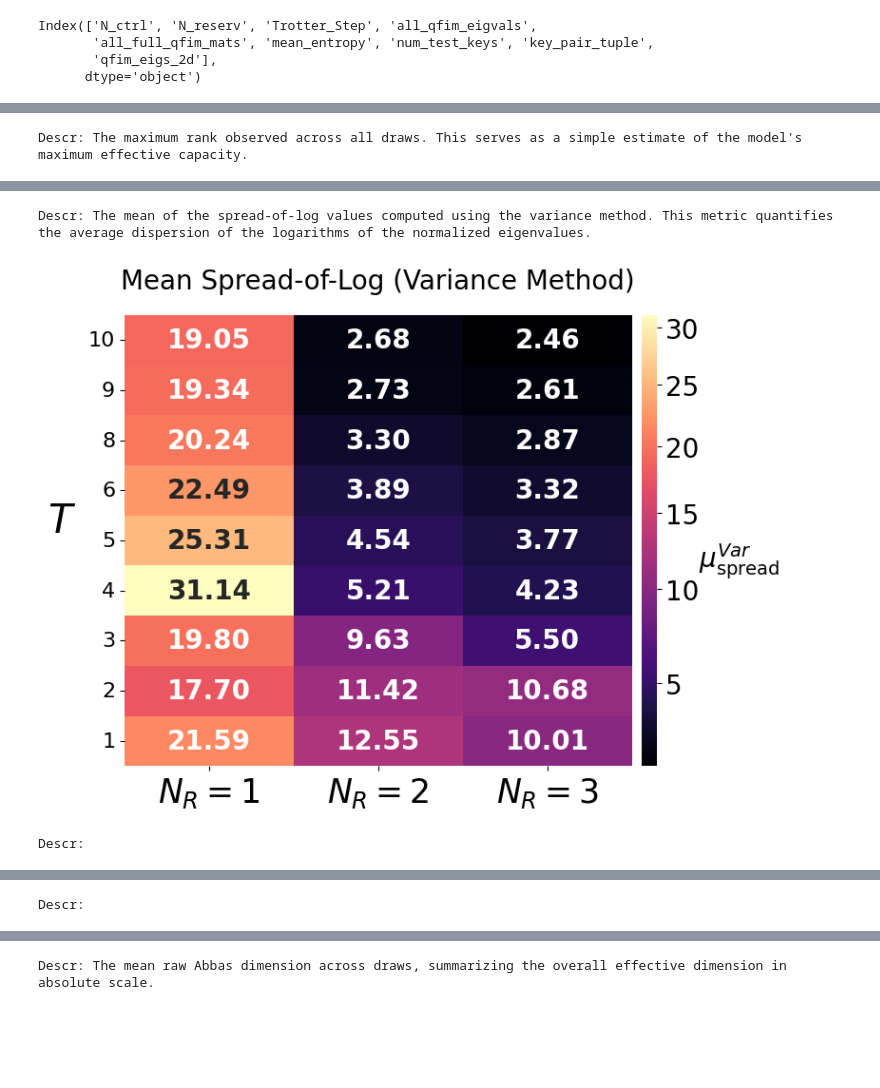
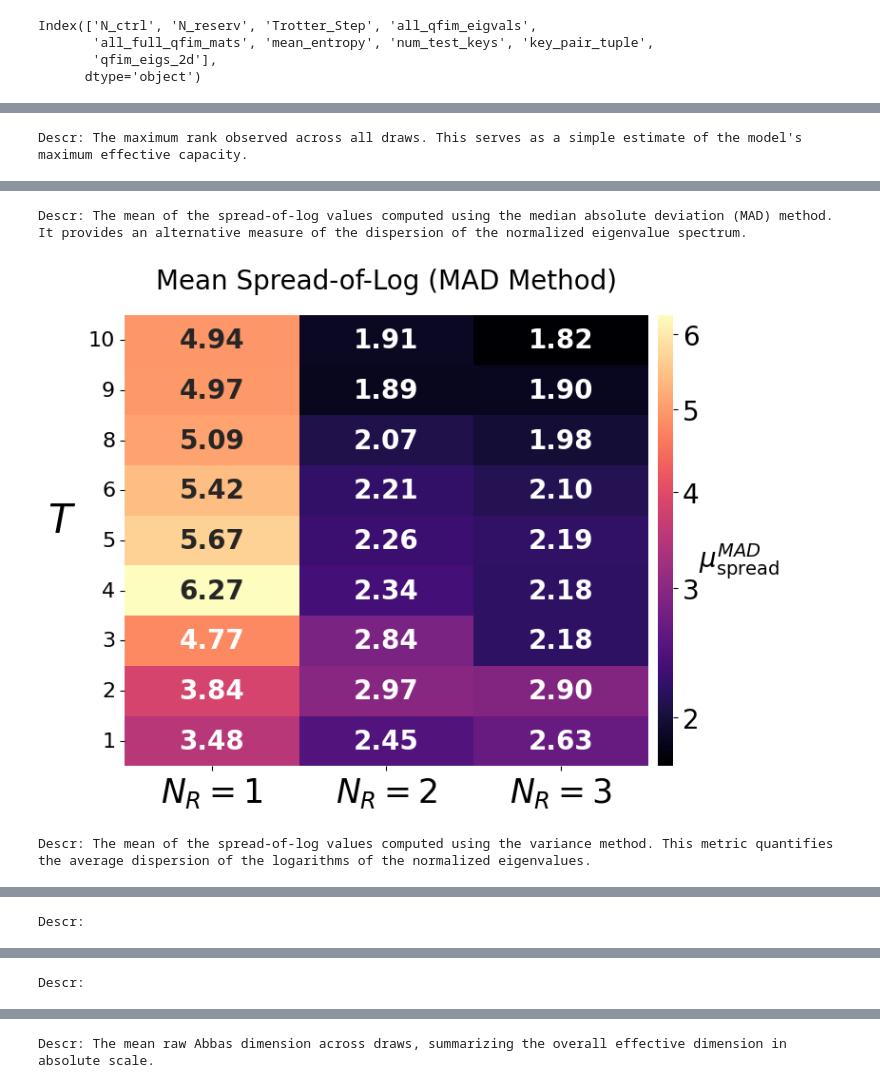
Before and after one commit to sophieblock/qrc, a Jupyter notebook: analog_qfim_heatmaps_pp.ipynb, the cells around one changed output, grey strips where cells are left out. Cells and saved outputs as stored; diff of their text form; code cells hidden in the pictures; blank space fills up the shorter version.

```diff
--- a/analog_qfim_heatmaps_pp.ipynb
+++ b/analog_qfim_heatmaps_pp.ipynb
@@ -360,7 +360,7 @@ by_test = False
 # ----------------------------------------------------------------------------
 # Rebuild df_all from existing cached_data
 # ----------------------------------------------------------------------------
-def rebuild_df_from_existing_cache(base_path,model_type,N_ctrls, K_0):
+def rebuild_df_from_existing_cache(base_path,model_type,N_ctrls, K_0,sample_range):
     """
     Rebuild a single DataFrame from the cached_data dictionaries saved on disk.
     This does NOT require scanning the original QFIM_results directories.
@@ -383,7 +383,7 @@ def rebuild_df_from_existing_cache(base_path,model_type,N_ctrls, K_0):
     all_data = []
 
     for N_ctrl in N_ctrls:
-        cdata, pfiles = get_cached_data(base_path,model_type, N_ctrl, K_0)
+        cdata, pfiles = get_cached_data(base_path,model_type, N_ctrl, K_0,sample_label=sample_range)
         for file_id, file_info in cdata.items():
             pdata = file_info.get('processed_data', {})
             # print(pdata.keys())
@@ -392,7 +392,7 @@ def rebuild_df_from_existing_cache(base_path,model_type,N_ctrls, K_0):
     df_all = pd.DataFrame(all_data)
     return df_all
 
-df_all = rebuild_df_from_existing_cache(base_path,model_type, N_ctrls, K_str)
+df_all = rebuild_df_from_existing_cache(base_path,model_type, N_ctrls, K_str,sample_range)
 # %% [output]
 [INFO] Loaded cache for N_ctrl=2 from disk at /Users/so714f/Documents/offline/qrc/analog_new_QFIM_Nc_2_1K_sample_.5pi.pkl, num files: 38.
 [WARN] No cache for N_ctrl=3 at /Users/so714f/Documents/offline/qrc/analog_new_QFIM_Nc_3_1K_sample_.5pi.pkl.
@@ -404,11 +404,11 @@ Index(['N_ctrl', 'N_reserv', 'Trotter_Step', 'all_qfim_eigvals',
        'qfim_eigs_2d'],
       dtype='object')
 # %%
-from qfim_store import to_2d, compute_all_stats_older_version, compute_spread_metric, spread_pooling_vectorized
+from qfim_store import to_2d, compute_spread_metric, spread_pooling_vectorized
 import numpy as np
 from scipy.stats import median_abs_deviation
 
-def compute_spread_metric(values, method="variance", ddof=1, scale="normal"):
+def compute_spread_metric(values, method="variance", ddof=0, scale="normal"):
     """
     1D array 'values' => compute variance, mad, or median.
     """
@@ -1033,34 +1049,34 @@ def plot_qfim_metrics_heatmaps(df_all, N_ctrl, metric_keys, metrics_info, resies
         # Configure colorbar
         cbar = ax.collections[0].colorbar
         cbar.ax.tick_params(labelsize=20)
         cbar.set_label(metric_cbar, rotation=0, labelpad=30, fontsize=20)
 
         # Title & labels
         ax.set_title(metric_title, fontsize=20, pad=20)
         ax.set_ylabel('$T$', labelpad=20, fontsize=30, rotation=0)
         ax.set_xlabel("", fontsize=20)
         ax.tick_params(axis='y', labelrotation=0, labelsize=16)
         ax.tick_params(axis='x', labelsize=16)
 
         # Format x-tick labels
         xticklabels = [f'$N_R = {int(col)}$' for col in heatmap_pivot.columns]
         ax.set_xticklabels(xticklabels, fontweight="bold", fontsize=25, rotation=0)
 
         plt.tight_layout()
         plt.show()
 
 metric_keys = ['D_C',"spectrum_shape_avg_ipr_deffs_norm",'spectrum_shape_avg_abbas_deffs_norm','avg_abbas_deffs_raw', 'spread_mean_per_sample_variance_normal', 'spread_mean_per_sample_mad_normal']
 # metric_keys = ['absolute_scale_avg_var_nonzero','avg_per_active_mode_avg_var_norm_rank','spread_mean_per_sample_variance_normal']
-metric_keys = ['D_C',"spread_mean_per_sample_variance_normal","spread_normalized_variance_normal","spread_normalized_variance_1.0"]
+metric_keys = ['D_C',"spread_mean_per_sample_mad_normal","spread_mean_per_sample_variance_normal","spread_normalized_variance_normal","mean_log_eigvals_variance_norm"]
 # metric_keys = ['D_C', "spread_mean_per_sample_mad_normal","absolute_scale_avg_var_nonzero","absolute_scale_global_var_nonzero","normalized_avg_var_nonzero","normalized_global_var_nonzero"]
 # 'spectrum_shape_ipr_deffs_norm_per_draw',
 #        'spectrum_shape_avg_ipr_deffs_norm',
 #        'spectrum_shape_abbas_deffs_norm_per_draw',
 #        'spectrum_shape_avg_abbas_deffs_norm',
 plot_qfim_metrics_heatmaps(df_with_stats, N_ctrl=chosen_n_ctrl, metric_keys=metric_keys, metrics_info=metrics_info, resies=[1,2,3,4])
 # %% [output]
 Descr: The maximum rank observed across all draws. This serves as a simple estimate of the model's maximum effective capacity.
 [figure]
-Descr: The mean of the spread-of-log values computed using the variance method. This metric quantifies the average dispersion of the logarithms of the normalized eigenvalues.
+Descr: The mean of the spread-of-log values computed using the median absolute deviation (MAD) method. It provides an alternative measure of the dispersion of the normalized eigenvalue spectrum.
-[figure, old version]
+[figure, new version]
-Descr:
+Descr: The mean of the spread-of-log values computed using the variance method. This metric quantifies the average dispersion of the logarithms of the normalized eigenvalues.
@@ -1069,0 +1086 @@ Descr:
+Descr:
```
Also changed, not shown: parts of 7 cells of this notebook.
